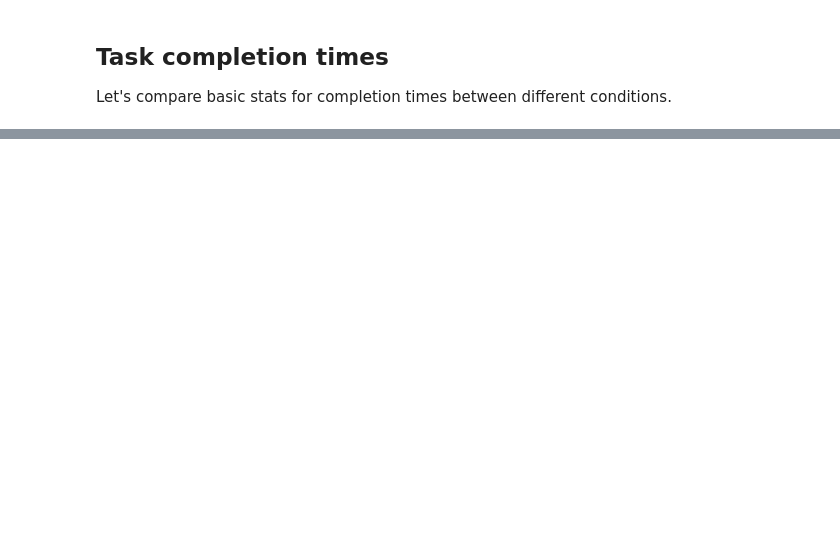
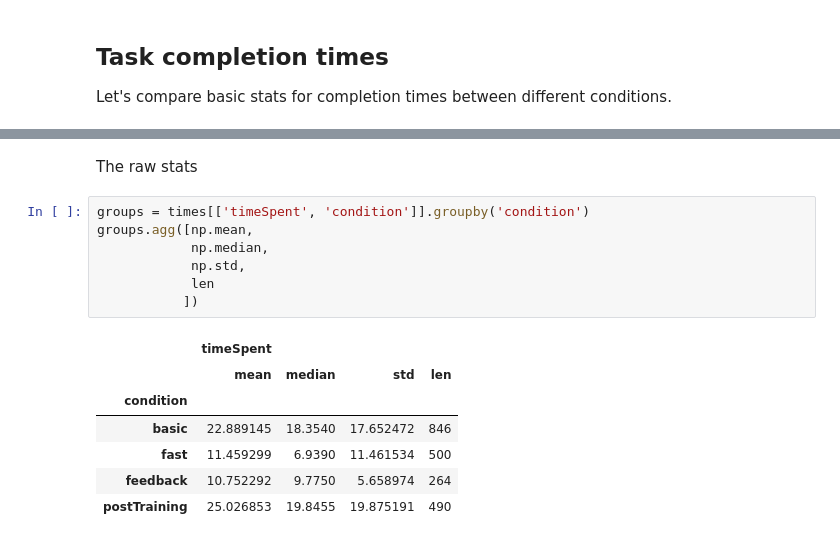
Before and after one commit to organisciak/dissertation, a Jupyter notebook: analysis/Tagging Analysis - Time.ipynb, the cells around one changed output, grey strips where cells are left out. Drawn from its saved outputs; the diff is of its cells as text; blank space fills up the shorter version.

```diff
--- a/analysis/Tagging Analysis - Time.ipynb
+++ b/analysis/Tagging Analysis - Time.ipynb
@@ -79,0 +62,17 @@ a.groupby('hit_id').count('timeSpent')
+# %% [markdown]
+The raw stats
+# %%
+groups = times[['timeSpent', 'condition']].groupby('condition')
+groups.agg([np.mean,
+            np.median,
+            np.std,
+            len
+           ])
+# %% [output]
+|  | timeSpent |  |  |  |
+|  | mean | median | std | len |
+| condition |  |  |  |  |
+| basic | 22.889145 | 18.3540 | 17.652472 | 846 |
+| fast | 11.459299 | 6.9390 | 11.461534 | 500 |
+| feedback | 10.752292 | 9.7750 | 5.658974 | 264 |
+| postTraining | 25.026853 | 19.8455 | 19.875191 | 490 |
```
Also changed, not shown: parts of 14 cells of this notebook, 3 other files.
